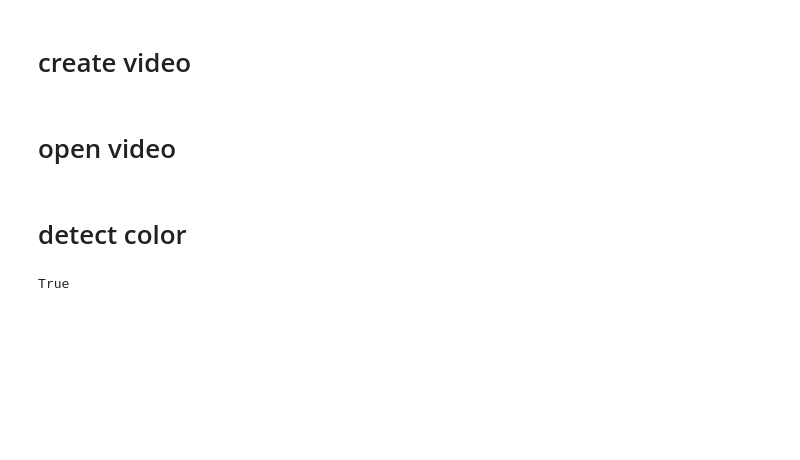
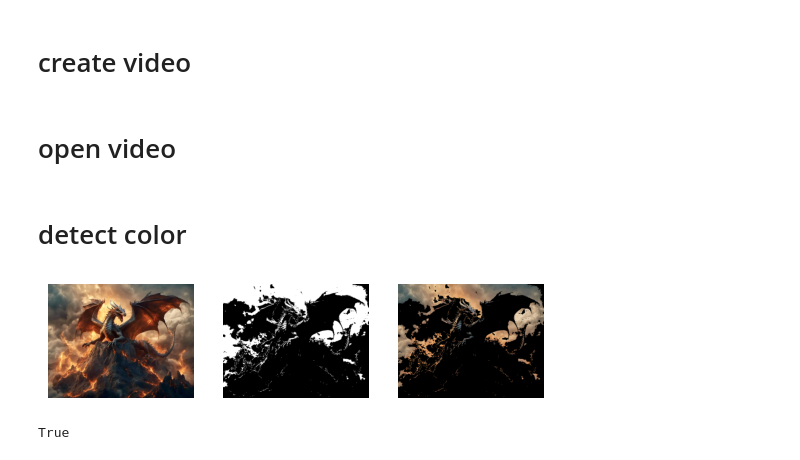
Before and after one commit to nanoNNsk/python_practice, a Jupyter notebook: image_practice.ipynb, the cells around one changed output. Saved outputs shown, nothing was run; the diff lists cells and outputs as text; code cells hidden in the pictures; blank space fills up the shorter version.

Commit message:
change color detection

```diff
--- a/image_practice.ipynb
+++ b/image_practice.ipynb
@@ -124,14 +133,25 @@ cv2.destroyAllWindows()
 # %%
 A = cv2.imread('dragon.jpg')
 tol = 150
 color = np.array([233,141,89])
 mask = cv2.inRange(A,color-tol,color+tol)
 Amask = cv2.bitwise_and(A,A,mask=mask)
 cv2.imshow('dragon',A)
 cv2.imshow('mask',mask)
 cv2.imshow('Amask',Amask)
+plt.subplot(1,3,1)
+plt.imshow(cv2.cvtColor(A, cv2.COLOR_BGR2RGB))
+plt.axis('off')
+plt.subplot(1,3,2)
+plt.imshow(cv2.cvtColor(mask, cv2.COLOR_BGR2RGB))
+plt.axis('off')
+plt.subplot(1,3,3)
+plt.imshow(cv2.cvtColor(Amask, cv2.COLOR_BGR2RGB))
+plt.axis('off')
+plt.show()
 cv2.waitKey()
 cv2.imwrite('mask.png',mask)
 cv2.imwrite('Amask.png',Amask)
 # %% [output]
+[figure, added]
 True
```
Also changed, not shown: parts of 3 cells of this notebook, 1 other file.
